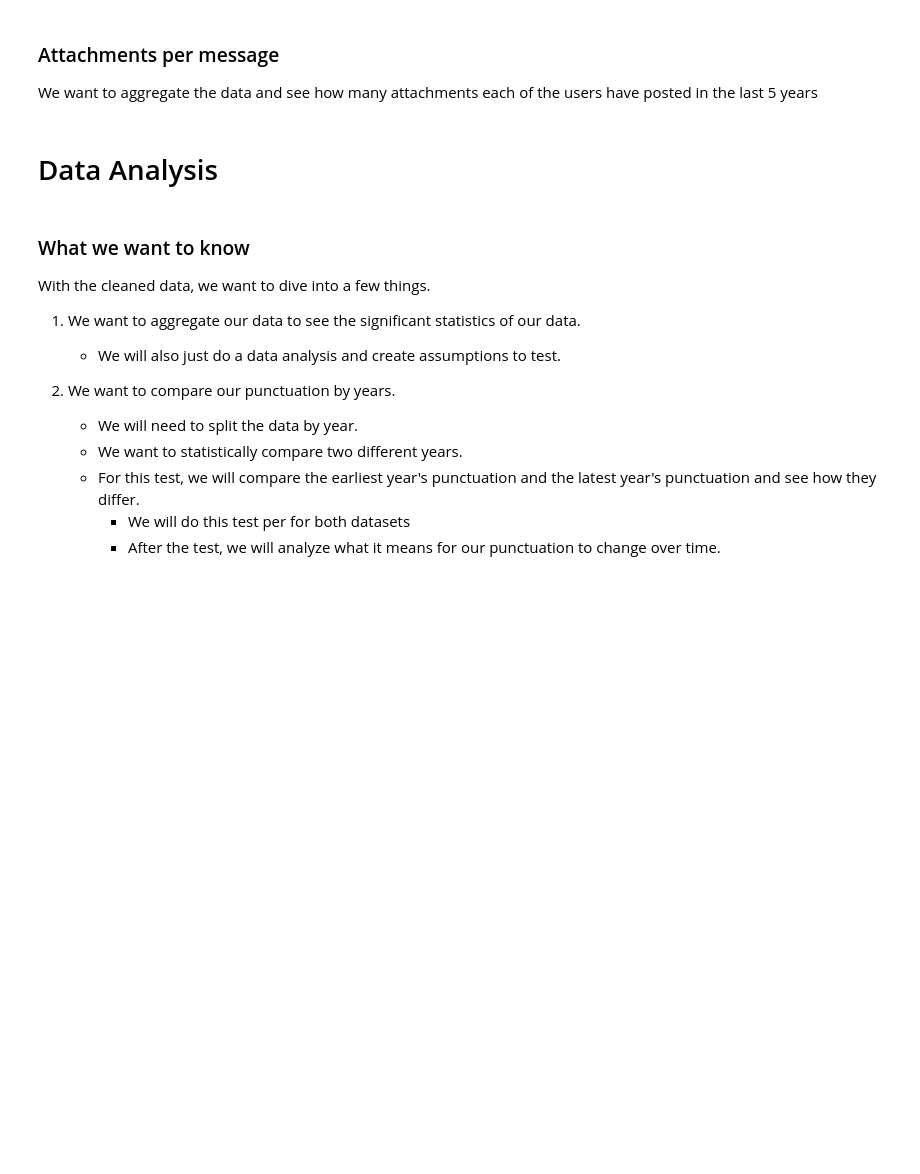
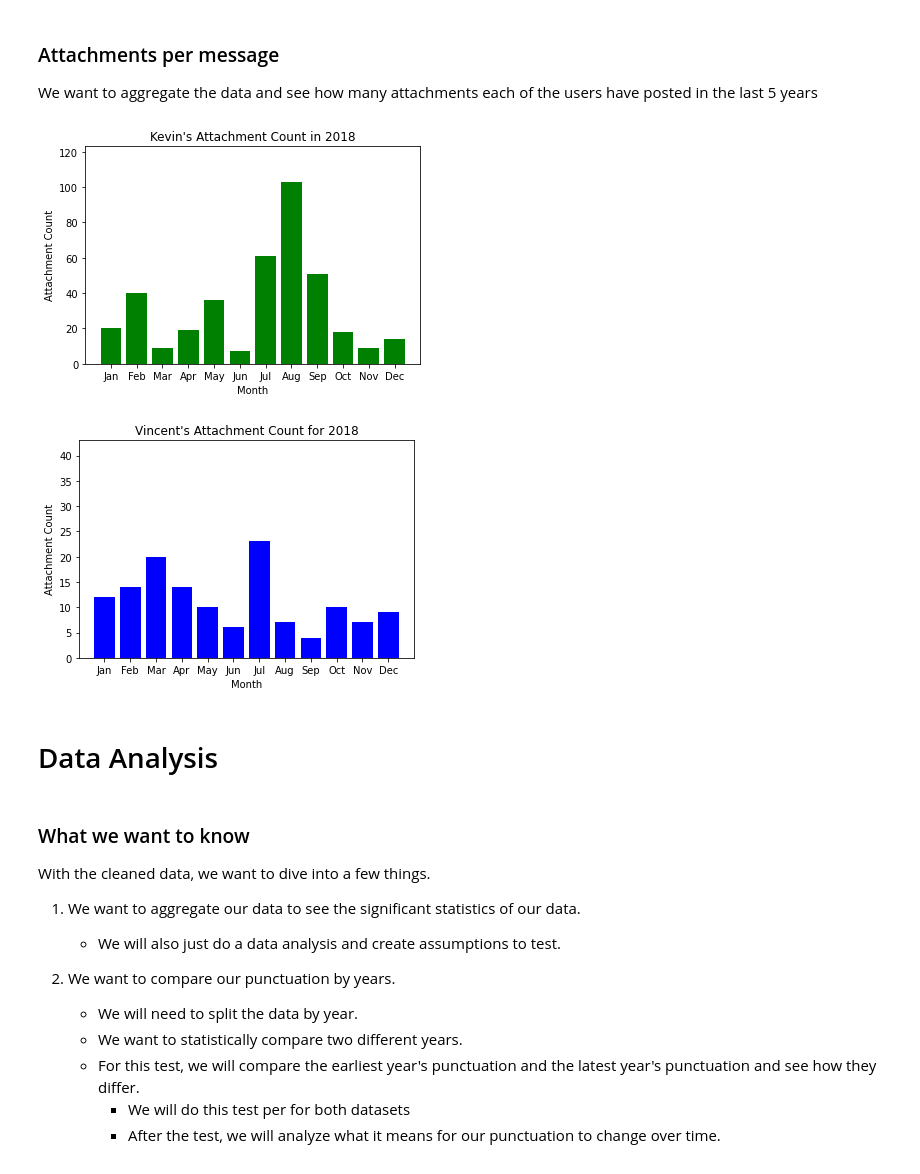
Before and after one commit to VinnyVinVince/cpsc222-qsproject, a Jupyter notebook: hypothesis_testing.ipynb, the cells around one changed output. Cells and saved outputs as stored; diff of their text form; code cells hidden in the pictures; blank space fills up the shorter version.

```diff
--- a/hypothesis_testing.ipynb
+++ b/hypothesis_testing.ipynb
@@ -63,13 +75,23 @@ print(kevin_df)
 # Persons: Kevin, Vincent
 
 kevin_list_by_month = utils.split_data(kevin_df, 'Kevin')
-# vincent_df = utils.split_data(chan)
+vincent_list_by_month = utils.split_data(vincent_df, "Vincent")
 
-# print out the dataframes
-year = 0
-for df in kevin_list_by_month:
-    print("Year", 2016 + year)
-    print(df)
-    print()
-    year += 1
+# range is from 2016 - 2021
+# 0 = 2016
+# 1 = 2017
+# 2 = 2018
+# ...
+# 5 = 2021
+
+# access both of our 2018 data
+kevin_2018_data = kevin_list_by_month[2]
+vincent_2018_data = vincent_list_by_month[2]
+
+# print out a sample year
+print("Kevin's 2018 Aggregated Message Data:")
+print(kevin_2018_data)          # printing out kevin's the 2018 data as a sample
+print()
+print("Vincent's 2018 Aggregated Message Data:")
+print(vincent_2018_data)
 # %% [output]
@@ -140,6 +174,28 @@ plt.show()
 We want to aggregate the data and see how many attachments each of the users have posted in the last 5 years
 # %%
 # visualizing attachments within the cleaned data
+plt.figure()
+plt.bar(month_ser, kevin_2018_data["Attachment Count"], facecolor="green")
+
+# make the graph look nicer
+plt.ylim(0, kevin_2018_data["Attachment Count"].max()+ 20)              # increasing the y limit to max graph better to see
+plt.xlabel("Month")
+plt.ylabel("Attachment Count")
+plt.title("Kevin's Attachment Count in 2018")
+plt.show()
+
+# visualizing the length of messages using vincent's data
+plt.figure()
+plt.bar(month_ser, vincent_2018_data["Attachment Count"], facecolor="blue")
+
+plt.ylim(0, vincent_2018_data["Attachment Count"].max() + 20)
+plt.xlabel("Month")
+plt.ylabel("Attachment Count")
+plt.title("Vincent's Attachment Count for 2018")
+plt.show()
+# %% [output]
+[figure, added]
+[figure, added]
 # %% [markdown]
 # Data Analysis
 # %% [markdown]
```
Also changed, not shown: parts of 5 cells of this notebook, 1 other file.
